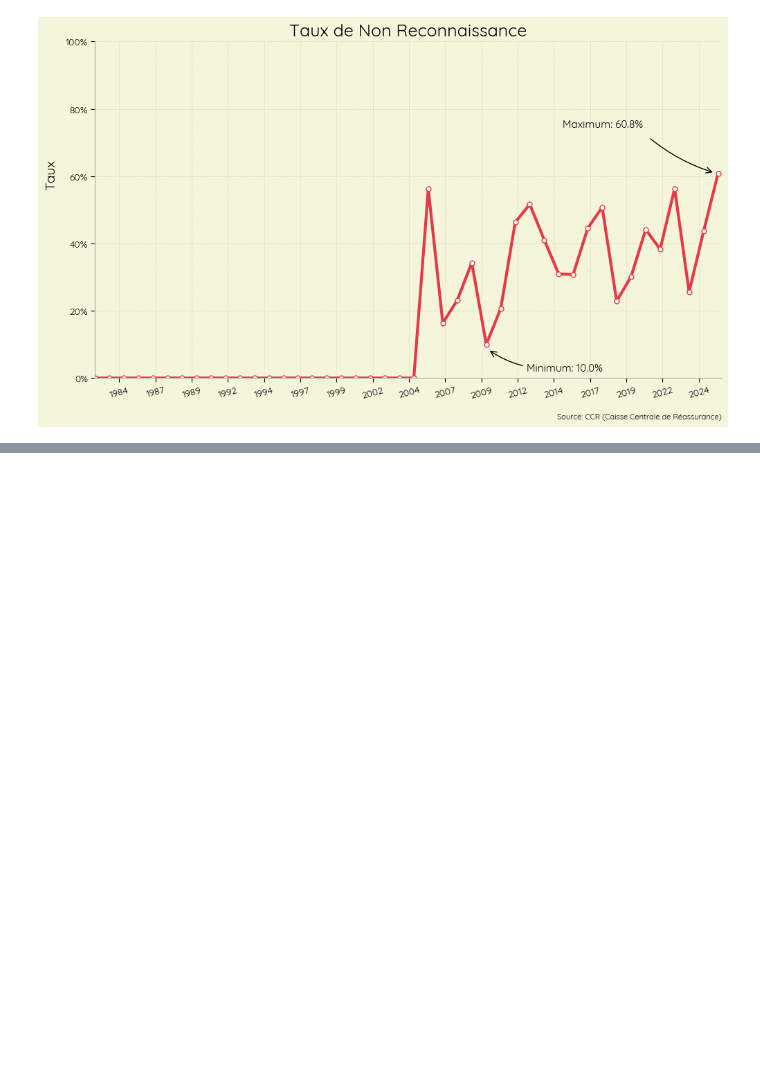
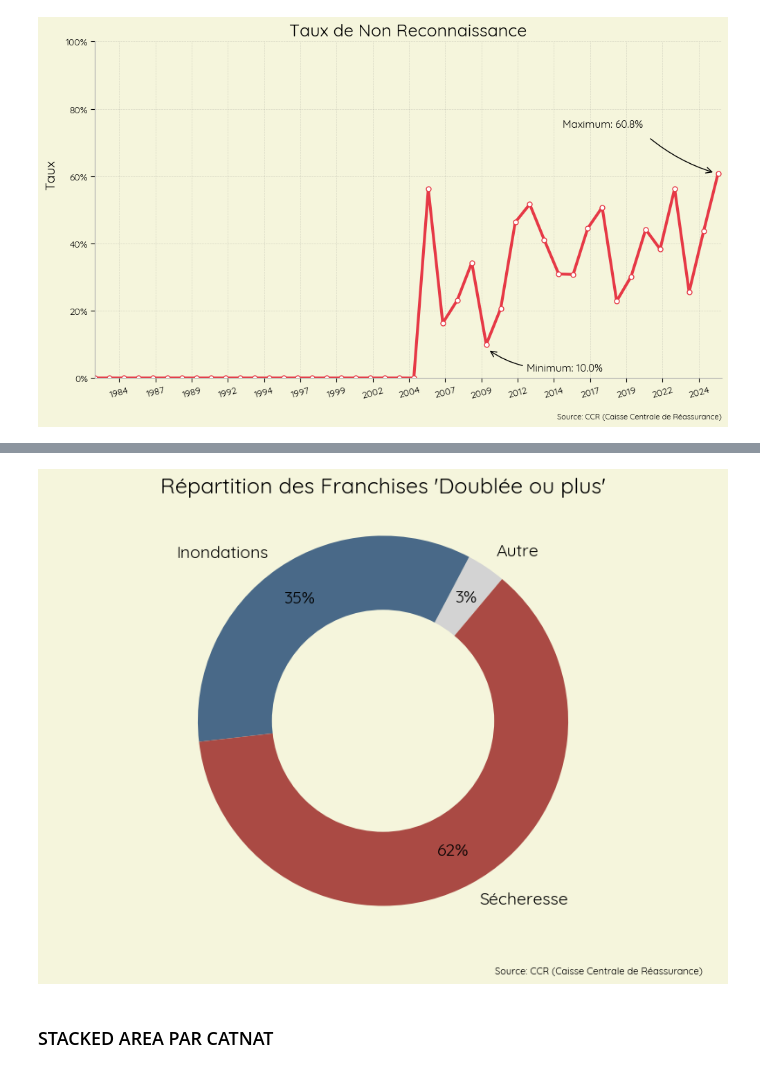
Before and after one commit to dataforgoodfr/14_PrixChangementClimatique, a Jupyter notebook: data/exploration/analysis_catnat_reco_franchise.ipynb, the cells around one changed output, grey strips where cells are left out. Cells and saved outputs as stored; diff of their text form; code cells hidden in the pictures; blank space fills up the shorter version.

```diff
--- a/data/exploration/analysis_catnat_reco_franchise.ipynb
+++ b/data/exploration/analysis_catnat_reco_franchise.ipynb
@@ -99,3 +99,43 @@ ccr_details_df.head(2)
 |  | codeInsee | nomCommune | dateDebutEvenement | dateFinEvenement | dateArrete | dateParutionJO | nomPeril | ... |
 | 0 | 07005 | ALBA LA ROMAINE | 2025-11-16 | 2025-11-16 | 2026-01-19 | 2026-01-24 | Inondations et/ou Coulées de Boue | ... |
 | 1 | 07022 | BAIX | 2025-11-16 | 2025-11-17 | 2026-01-19 | 2026-01-24 | Inondations et/ou Coulées de Boue | ... |
+# %%
+details_par_catnat = ccr_details_df.copy()
+
+details_par_catnat["nomPeril"] = (
+    details_par_catnat["nomPeril"]
+    .mask(details_par_catnat["nomPeril"].str.contains("Inondations"), "Inondations")
+    .where(details_par_catnat["nomPeril"].str.contains("Inondations|Sécheresse"), "Autre")
+)
+
+details_par_catnat = details_par_catnat[(details_par_catnat["dateArrete"].dt.year > 1983) & (details_par_catnat["dateArrete"].dt.year < 2026)]
+details_par_catnat['periode_2010'] = np.where(
+    details_par_catnat['dateArrete'].dt.year < 2010,
+    'Avant 2010',
+    'Après 2010'
+)
+
+avis_par_catnat = (
+    details_par_catnat.groupby(
+        [pd.Grouper(key="dateArrete", freq="YE"), "nomPeril", "libelleAvis", "periode_2010"]
+    )
+    .size()
+    .reset_index(name="count")
+)
+
+franchise_par_catnat = details_par_catnat.copy()
+franchise_par_catnat = franchise_par_catnat[
+    franchise_par_catnat["libelleAvis"] == "Reconnue"
+]
+
+franchise_par_catnat['franchise'] = franchise_par_catnat["franchise"].replace(
+                                                          {"Doublée":"Doublée ou plus",
+                                                           "Triplée":"Doublée ou plus",
+                                                           "Quadruplée":"Doublée ou plus"})
+franchise_par_catnat = (
+    franchise_par_catnat.groupby(
+        [pd.Grouper(key="dateArrete", freq="YE"), "nomPeril", "franchise", "periode_2010"]
+    )
+    .size()
+    .reset_index(name="count")
+)
@@ -729,0 +897,6 @@ line_chart_taux(ccr_details_df);
+# %%
+donut_specific(df=details_par_catnat, target_col="franchise");
+# %% [output]
+[figure, added]
+# %% [markdown]
+### STACKED AREA PAR CATNAT
```
Also changed, not shown: parts of 23 cells of this notebook.
